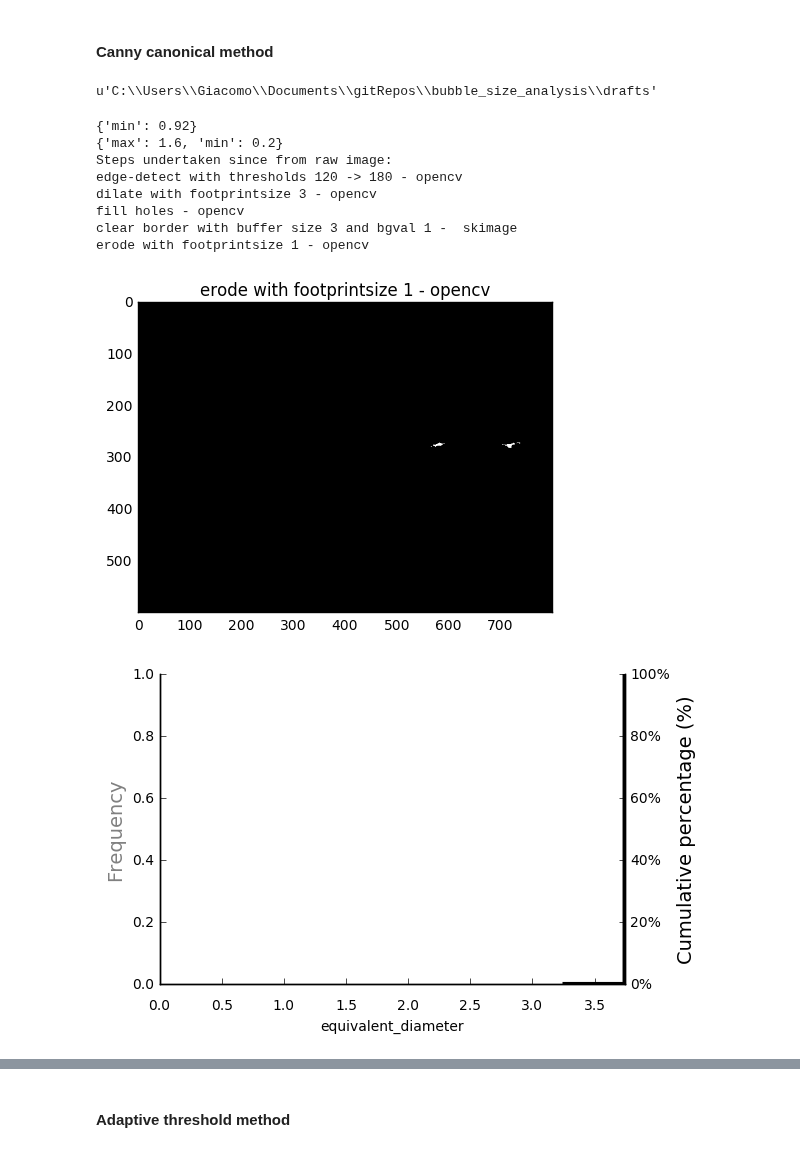
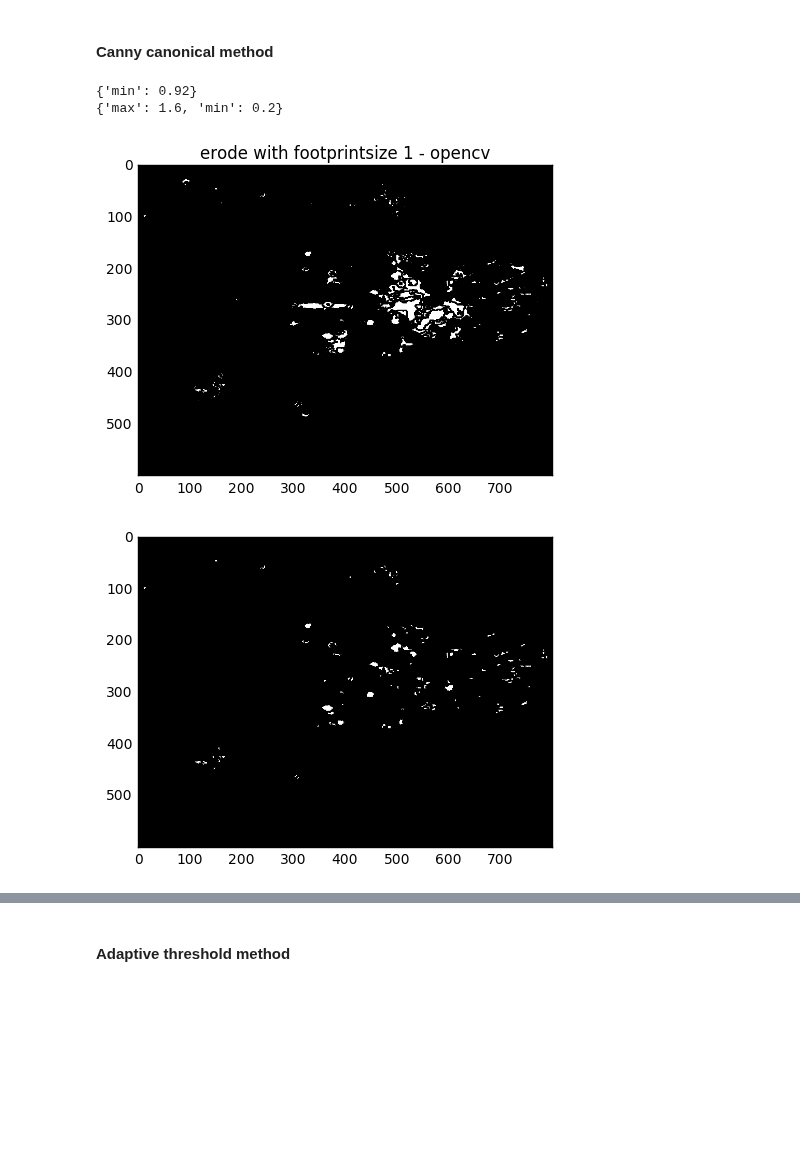
Before and after one commit to gbellandi/bubble_size_analysis, a Jupyter notebook: drafts/bubblekicker.ipynb, the cells around one changed output, grey strips where cells are left out. Drawn from its saved outputs; the diff is of its cells as text; code cells hidden in the pictures; blank space fills up the shorter version.

```diff
--- a/drafts/bubblekicker.ipynb
+++ b/drafts/bubblekicker.ipynb
@@ -7,31 +7,24 @@ from bubblekicker.bubblekicker import (BubbleKicker, batchbubblekicker, bubble_p
 from bubblekicker.pipelines import CannyPipeline, AdaptiveThresholdPipeline
 # %%
 %matplotlib inline
+# %%
+img = '3411017m_0004.jpg'
 # %% [markdown]
 ### Pipelines testing¶
 # %% [markdown]
 #### Canny canonical method
-# %%
-pwd
-# %% [output]
-u'C:\\Users\\Giacomo\\Documents\\gitRepos\\bubble_size_analysis\\drafts'
 # %%
-bubbler = CannyPipeline('3411017m_0004.jpg', channel='red') #setup the pipeline by loading the file
-result = bubbler.run([120, 180], 3, 3, 1, 1)  # executing the pipeline with custom parameters
+bubbler = CannyPipeline(img, channel='red') #setup the pipeline by loading the file
+result = bubbler.run([20, 80], 3, 3, 1, 1)  # executing the pipeline with custom parameters
 marker_image, props = bubble_properties_calculate(result)  # extract the properties
 #filtered_bubbles = bubble_properties_filter(props)   # filter based on the default filter rules
-bubbler.plot()
-fig, axs = bubble_properties_plot(props, "equivalent_diameter")  # make a plot
-bubbler.what_have_i_done()
-#plt.savefig('BSDhist.png')
+bubbler.plot();
 # %% [output]
 {'min': 0.92}
 {'max': 1.6, 'min': 0.2}
-Steps undertaken since from raw image:
-edge-detect with thresholds 120 -> 180 - opencv
-dilate with footprintsize 3 - opencv
-fill holes - opencv
-clear border with buffer size 3 and bgval 1 -  skimage
-erode with footprintsize 1 - opencv
-[figure, old version]
+[figure, new version]
-[figure, removed]
+# %%
+# the filtered bubbles
+plt.imshow(marker_image>0, cmap='gray');
+# %% [output]
+[figure, added]
```
Also changed, not shown: parts of 17 cells of this notebook.
